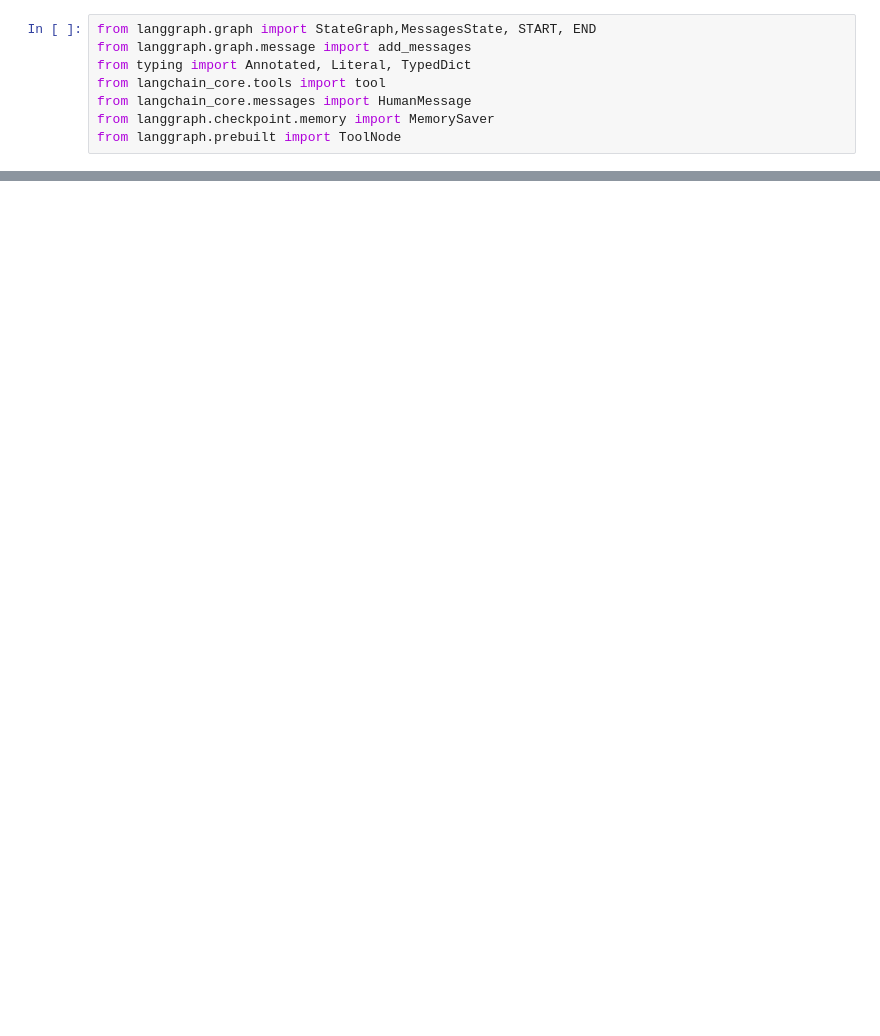
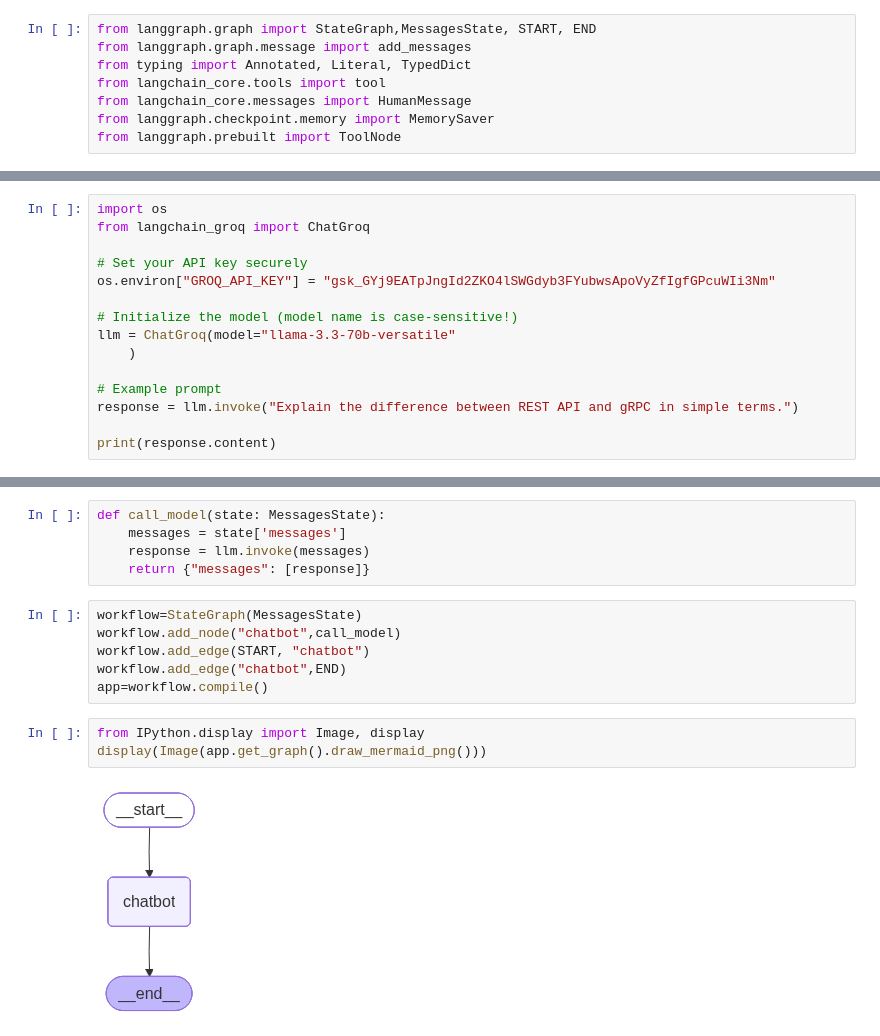
Before and after one commit to NikhilSinghunited/Agentic-Ai, a Jupyter notebook: chatbot.ipynb, the cells around one changed output, grey strips where cells are left out. Cells and saved outputs as stored; diff of their text form; blank space fills up the shorter version.

```diff
--- a/chatbot.ipynb
+++ b/chatbot.ipynb
@@ -46,0 +75,15 @@ from langgraph.prebuilt import ToolNode
+# %%
+import os
+from langchain_groq import ChatGroq
+
+# Set your API key securely
+os.environ["GROQ_API_KEY"] = "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"
+
+# Initialize the model (model name is case-sensitive!)
+llm = ChatGroq(model="llama-3.3-70b-versatile"
+    )
+
+# Example prompt
+response = llm.invoke("Explain the difference between REST API and gRPC in simple terms.")
+
+print(response.content)
@@ -46,0 +108,16 @@ from langgraph.prebuilt import ToolNode
+# %%
+def call_model(state: MessagesState):
+    messages = state['messages']
+    response = llm.invoke(messages)
+    return {"messages": [response]}
+# %%
+workflow=StateGraph(MessagesState)
+workflow.add_node("chatbot",call_model)
+workflow.add_edge(START, "chatbot")
+workflow.add_edge("chatbot",END)
+app=workflow.compile()
+# %%
+from IPython.display import Image, display
+display(Image(app.get_graph().draw_mermaid_png()))
+# %% [output]
+[figure, added]
```
Also changed, not shown: parts of 17 cells of this notebook, 1 other file.
